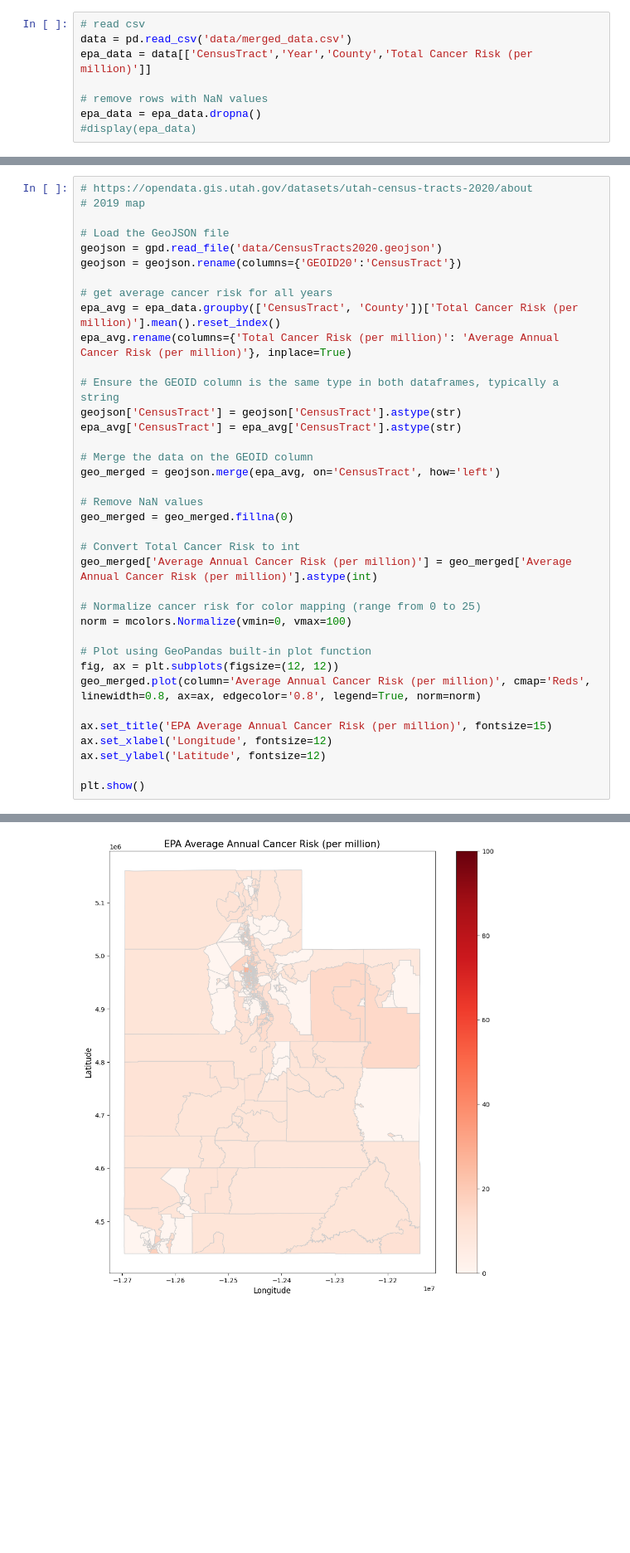
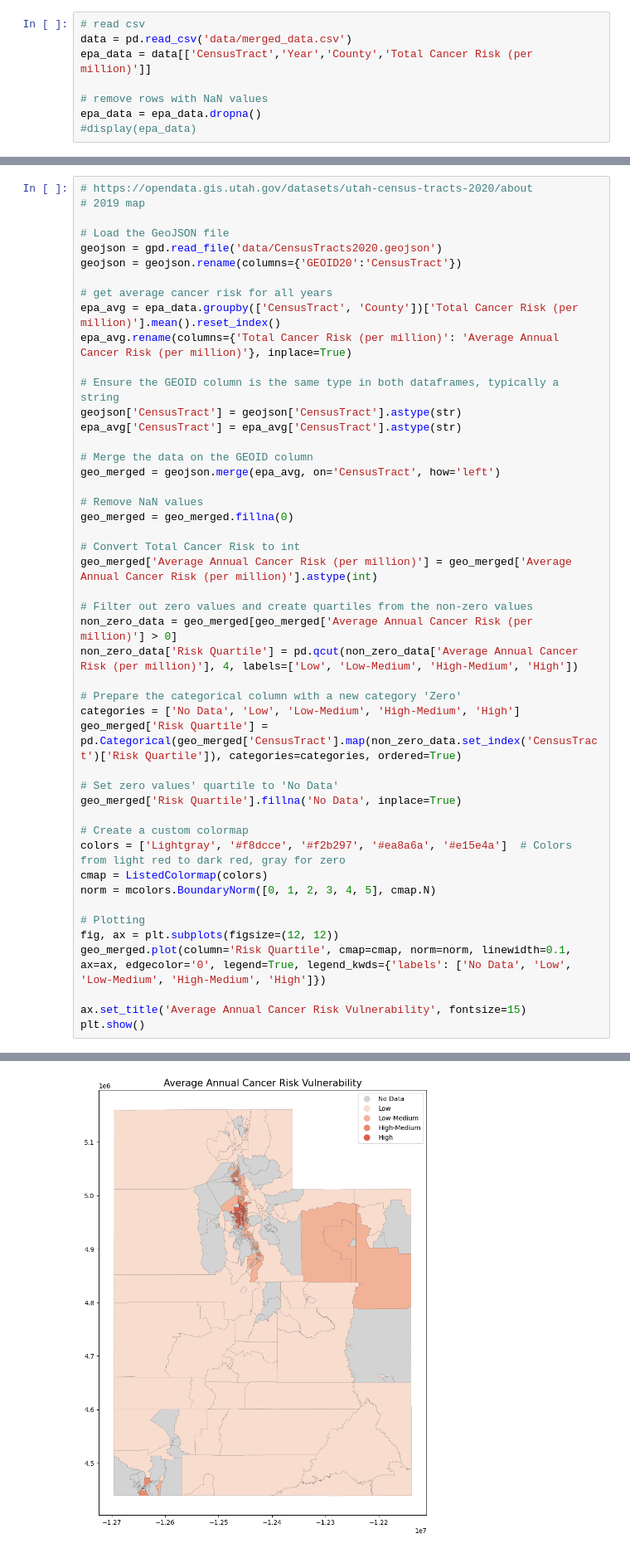
Before and after one commit to js-choi/sdh-data-wrangling, a Jupyter notebook: epa_charts.ipynb, the cells around one changed output, grey strips where cells are left out. Shown: that part at 83% size. Drawn from its saved outputs; the diff is of its cells as text; blank space fills up the shorter version.

```diff
--- a/epa_charts.ipynb
+++ b/epa_charts.ipynb
@@ -72,16 +74,26 @@ geo_merged = geo_merged.fillna(0)
 # Convert Total Cancer Risk to int
 geo_merged['Average Annual Cancer Risk (per million)'] = geo_merged['Average Annual Cancer Risk (per million)'].astype(int)
 
-# Normalize cancer risk for color mapping (range from 0 to 25)
-norm = mcolors.Normalize(vmin=0, vmax=100)
+# Filter out zero values and create quartiles from the non-zero values
+non_zero_data = geo_merged[geo_merged['Average Annual Cancer Risk (per million)'] > 0]
+non_zero_data['Risk Quartile'] = pd.qcut(non_zero_data['Average Annual Cancer Risk (per million)'], 4, labels=['Low', 'Low-Medium', 'High-Medium', 'High'])
 
-# Plot using GeoPandas built-in plot function
+# Prepare the categorical column with a new category 'Zero'
+categories = ['No Data', 'Low', 'Low-Medium', 'High-Medium', 'High']
+geo_merged['Risk Quartile'] = pd.Categorical(geo_merged['CensusTract'].map(non_zero_data.set_index('CensusTract')['Risk Quartile']), categories=categories, ordered=True)
+
+# Set zero values' quartile to 'No Data'
+geo_merged['Risk Quartile'].fillna('No Data', inplace=True)
+
+# Create a custom colormap
+colors = ['Lightgray', '#f8dcce', '#f2b297', '#ea8a6a', '#e15e4a']  # Colors from light red to dark red, gray for zero
+cmap = ListedColormap(colors)
+norm = mcolors.BoundaryNorm([0, 1, 2, 3, 4, 5], cmap.N)
+
+# Plotting
 fig, ax = plt.subplots(figsize=(12, 12))
-geo_merged.plot(column='Average Annual Cancer Risk (per million)', cmap='Reds', linewidth=0.8, ax=ax, edgecolor='0.8', legend=True, norm=norm)
+geo_merged.plot(column='Risk Quartile', cmap=cmap, norm=norm, linewidth=0.1, ax=ax, edgecolor='0', legend=True, legend_kwds={'labels': ['No Data', 'Low', 'Low-Medium', 'High-Medium', 'High']})
 
-ax.set_title('EPA Average Annual Cancer Risk (per million)', fontsize=15)
-ax.set_xlabel('Longitude', fontsize=12)
-ax.set_ylabel('Latitude', fontsize=12)
-
+ax.set_title('Average Annual Cancer Risk Vulnerability', fontsize=15)
 plt.show()
 # %% [output]
@@ -88 +111 @@ plt.show()
-[figure, old version]
+[figure, new version]
```
Also changed, not shown: parts of 2 cells of this notebook.
